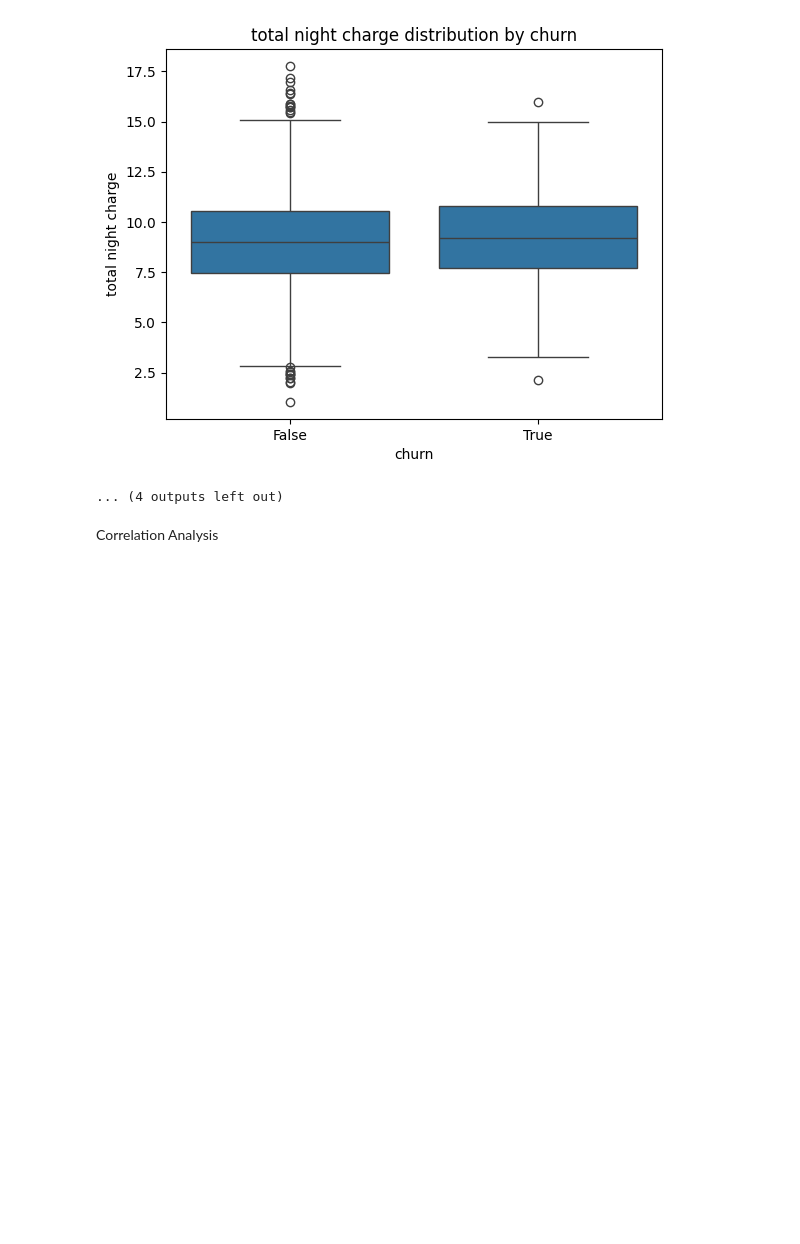
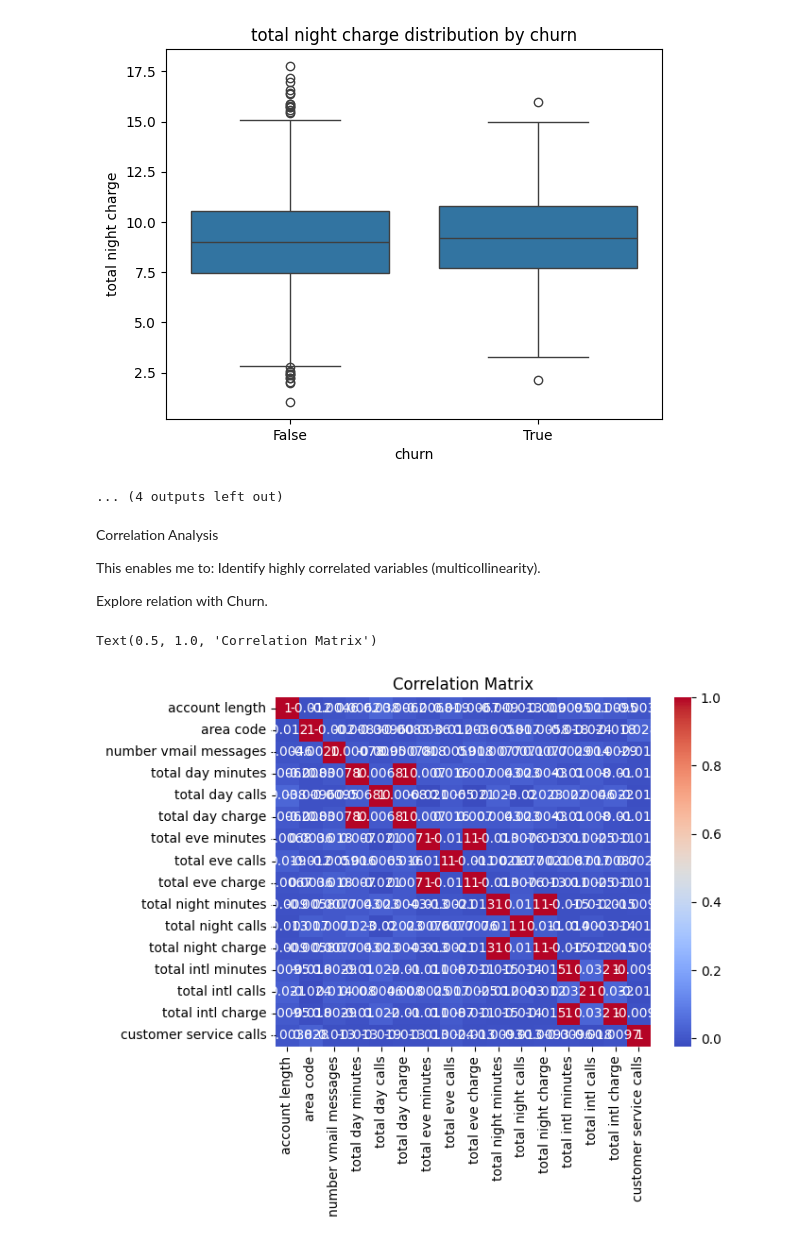
Before and after one commit to Kelvin-Shilisia/syriatel-churn-classifier, a Jupyter notebook: syriatel-churn-classifier.ipynb, the cells around one changed output. Cells and saved outputs as stored; diff of their text form; code cells hidden in the pictures; blank space fills up the shorter version.

Commit message:
correlation analysis updates

```diff
--- a/syriatel-churn-classifier.ipynb
+++ b/syriatel-churn-classifier.ipynb
@@ -217,5 +217,20 @@ for col in numerical:
 [figure]
 [figure]
 ... (4 outputs left out)
-# %% [markdown]
-Correlation Analysis
+# %% [markdown]
+Correlation Analysis
+
+This enables me to:
+Identify highly correlated variables (multicollinearity).
+
+Explore relation with Churn.
+# %%
+import seaborn as sns
+import matplotlib.pyplot as plt
+
+corr = df[numerical].corr()
+sns.heatmap(corr, annot=True, cmap='coolwarm')
+plt.title('Correlation Matrix')
+# %% [output]
+Text(0.5, 1.0, 'Correlation Matrix')
+[figure, added]
```
